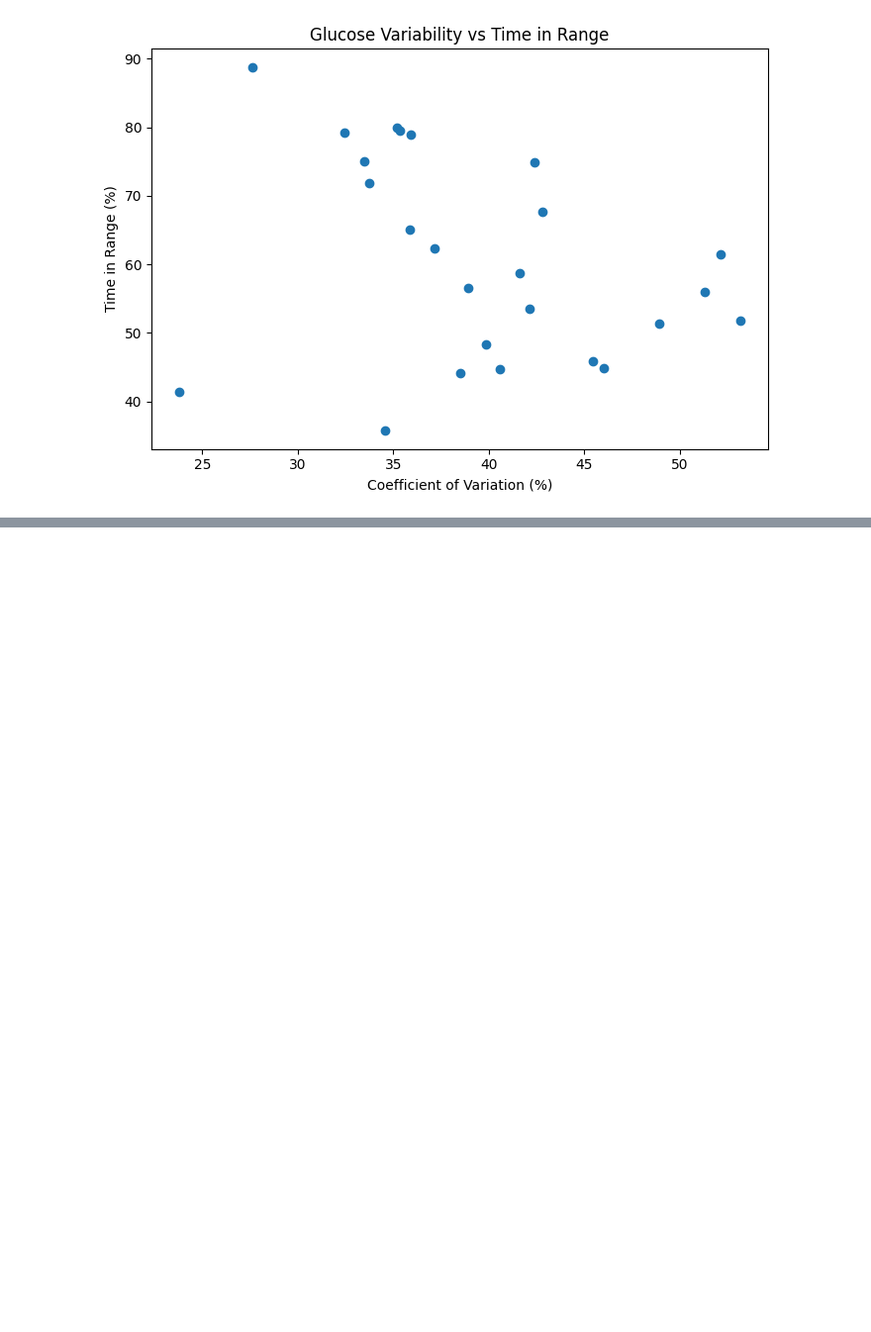
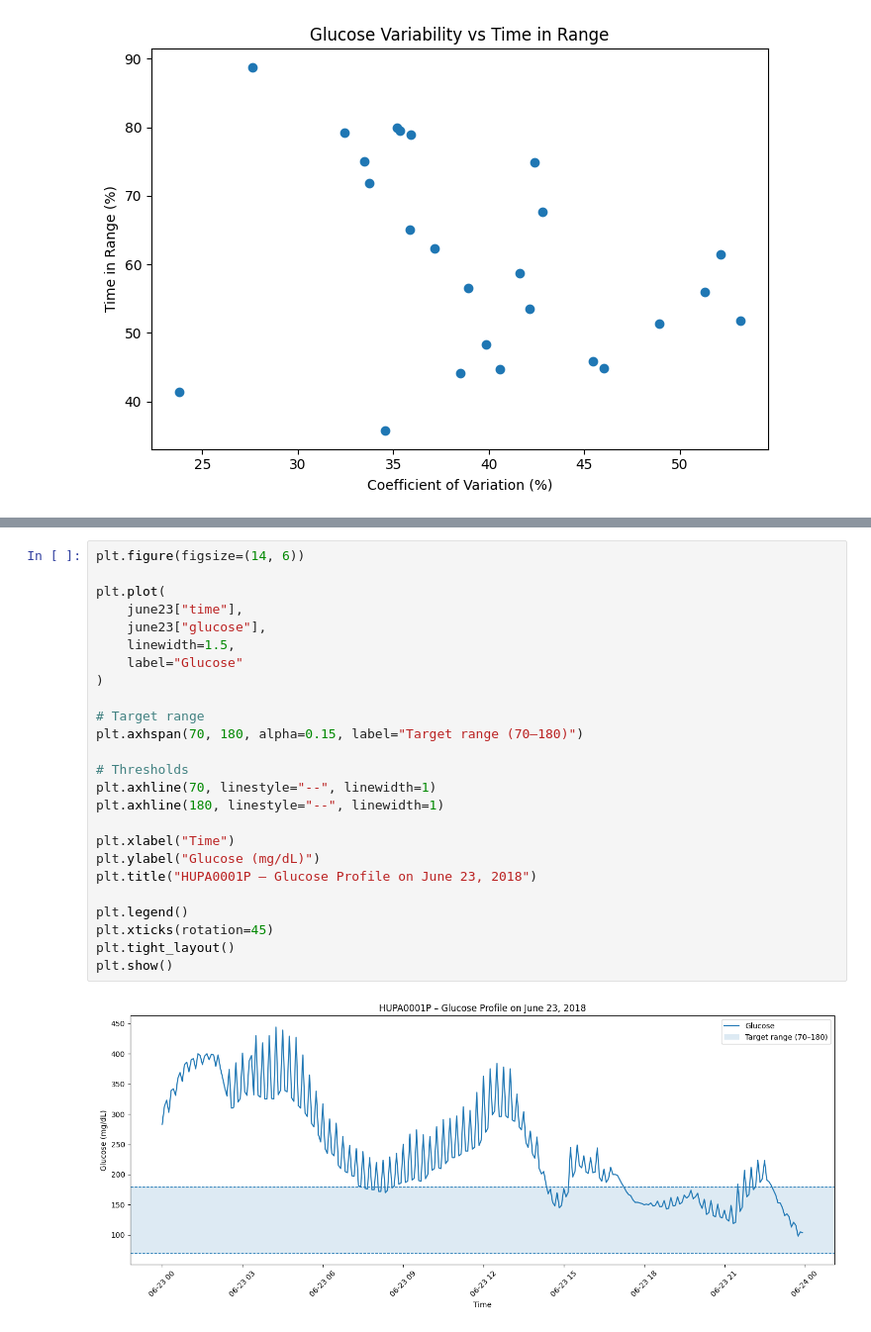
Before and after one commit to tharu0203/cgm-Analyzer, a Jupyter notebook: notebooks/cgm.analyser.ipynb, the cells around one changed output, grey strips where cells are left out. Shown at 99% size. Drawn from its saved outputs; the diff is of its cells as text; blank space fills up the shorter version.

```diff
--- a/notebooks/cgm.analyser.ipynb
+++ b/notebooks/cgm.analyser.ipynb
@@ -634,0 +833,27 @@ r= -0.33 weak to moderate relationship. If glucose concentrations are above the
+# %%
+plt.figure(figsize=(14, 6))
+
+plt.plot(
+    june23["time"],
+    june23["glucose"],
+    linewidth=1.5,
+    label="Glucose"
+)
+
+# Target range
+plt.axhspan(70, 180, alpha=0.15, label="Target range (70–180)")
+
+# Thresholds
+plt.axhline(70, linestyle="--", linewidth=1)
+plt.axhline(180, linestyle="--", linewidth=1)
+
+plt.xlabel("Time")
+plt.ylabel("Glucose (mg/dL)")
+plt.title("HUPA0001P – Glucose Profile on June 23, 2018")
+
+plt.legend()
+plt.xticks(rotation=45)
+plt.tight_layout()
+plt.show()
+# %% [output]
+[figure, added]
```
Also changed, not shown: parts of 37 cells of this notebook.
